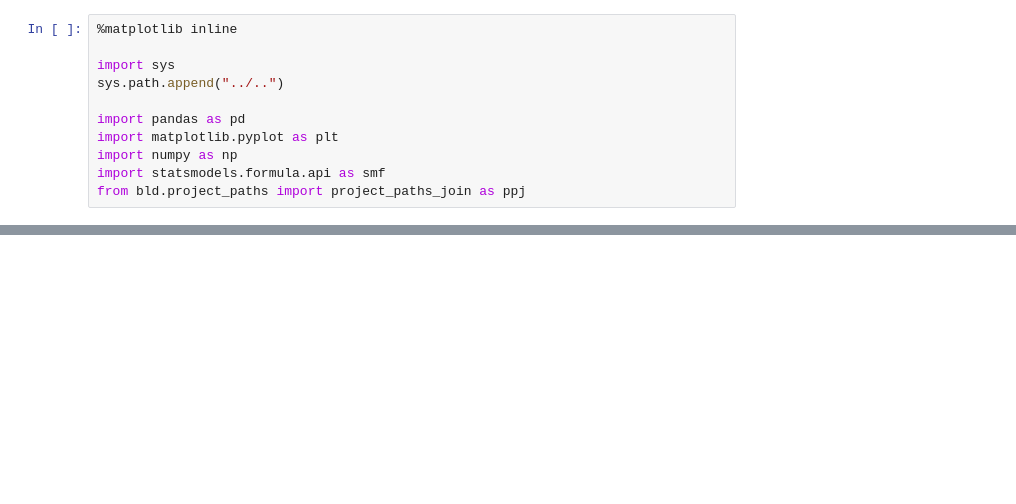
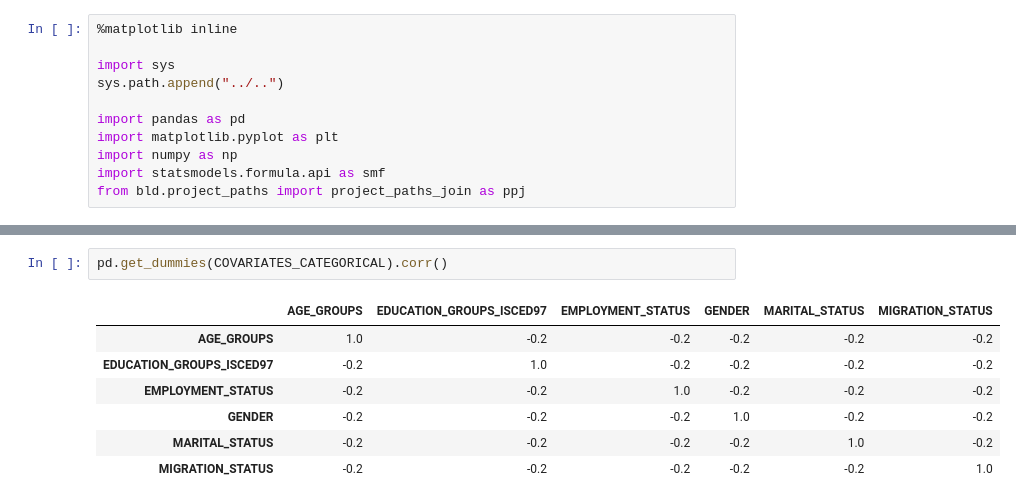
Before and after one commit to tobiasraabe/loc, a Jupyter notebook: src/exploration/explore_panel_reg.ipynb, the cells around one changed output, grey strips where cells are left out. Drawn from its saved outputs; the diff is of its cells as text; blank space fills up the shorter version.

```diff
--- a/src/exploration/explore_panel_reg.ipynb
+++ b/src/exploration/explore_panel_reg.ipynb
@@ -75,0 +157,10 @@ Warnings:
+# %%
+pd.get_dummies(COVARIATES_CATEGORICAL).corr()
+# %% [output]
+|  | AGE_GROUPS | EDUCATION_GROUPS_ISCED97 | EMPLOYMENT_STATUS | GENDER | MARITAL_STATUS | MIGRATION_STATUS |
+| AGE_GROUPS | 1.0 | -0.2 | -0.2 | -0.2 | -0.2 | -0.2 |
+| EDUCATION_GROUPS_ISCED97 | -0.2 | 1.0 | -0.2 | -0.2 | -0.2 | -0.2 |
+| EMPLOYMENT_STATUS | -0.2 | -0.2 | 1.0 | -0.2 | -0.2 | -0.2 |
+| GENDER | -0.2 | -0.2 | -0.2 | 1.0 | -0.2 | -0.2 |
+| MARITAL_STATUS | -0.2 | -0.2 | -0.2 | -0.2 | 1.0 | -0.2 |
+| MIGRATION_STATUS | -0.2 | -0.2 | -0.2 | -0.2 | -0.2 | 1.0 |
```
Also changed, not shown: parts of 10 cells of this notebook, 3 other files.
